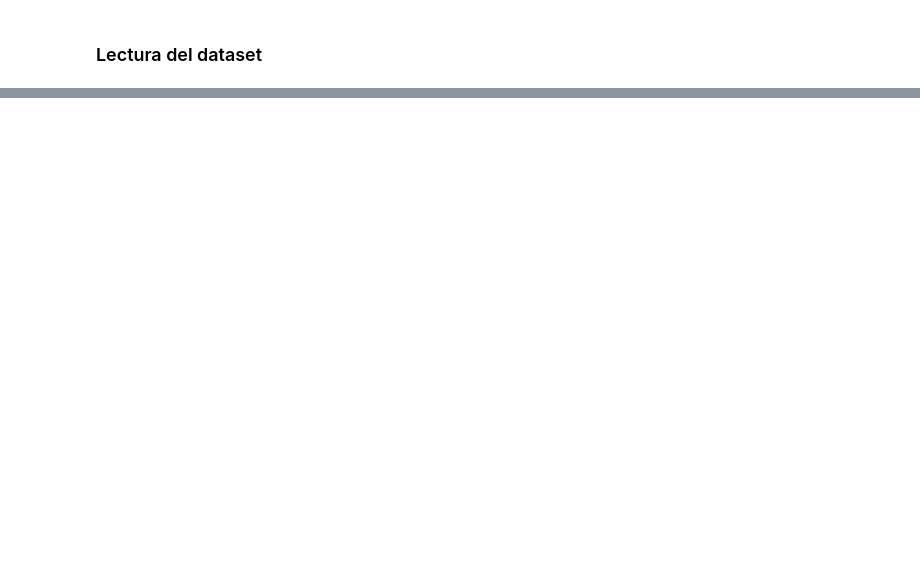
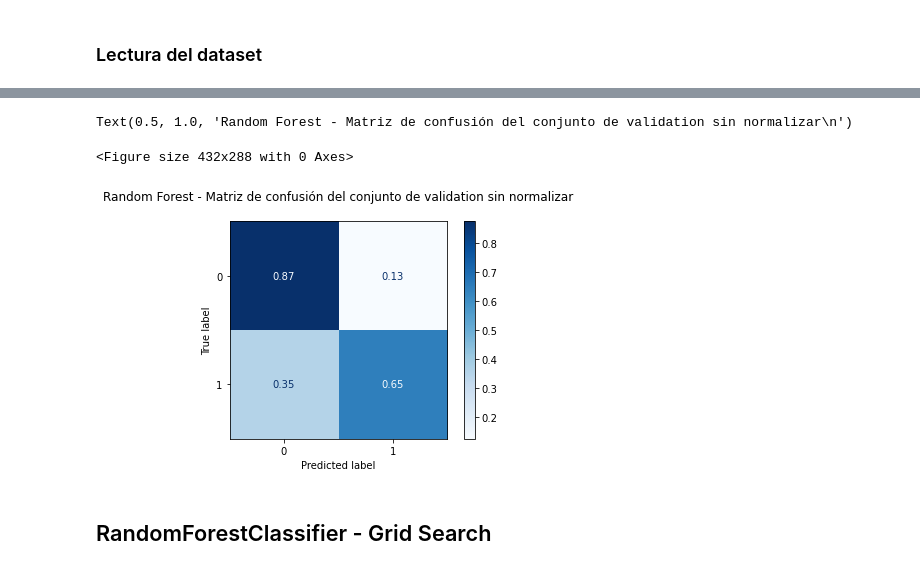
Before and after one commit to JIBarrionuevoGaltier/DiploDatos_2021_Mentoria_Grupo_2, a Jupyter notebook: notebooks_tp4/practico_4_pruebas.ipynb, the cells around one changed output, grey strips where cells are left out. Saved outputs shown, nothing was run; the diff lists cells and outputs as text; code cells hidden in the pictures; blank space fills up the shorter version.

```diff
--- a/notebooks_tp4/practico_4_pruebas.ipynb
+++ b/notebooks_tp4/practico_4_pruebas.ipynb
@@ -263,0 +1581,11 @@ df.groupby(pd.Grouper(key='fecha_cupon_movimiento',freq='W')).agg(sum)
+# %%
+plt.figure()
+plot_confusion_matrix(estimator= model, X=X_val, y_true=y_val,
+                      normalize='true', cmap='Blues').ax_ \
+                      .set_title('Random Forest - Matriz de confusión del conjunto de validation sin normalizar\n')
+# %% [output]
+Text(0.5, 1.0, 'Random Forest - Matriz de confusión del conjunto de validation sin normalizar\n')
+<Figure size 432x288 with 0 Axes>
+[figure, added]
+# %% [markdown]
+## RandomForestClassifier - Grid Search
```
Also changed, not shown: parts of 309 cells of this notebook, 1 other file.
